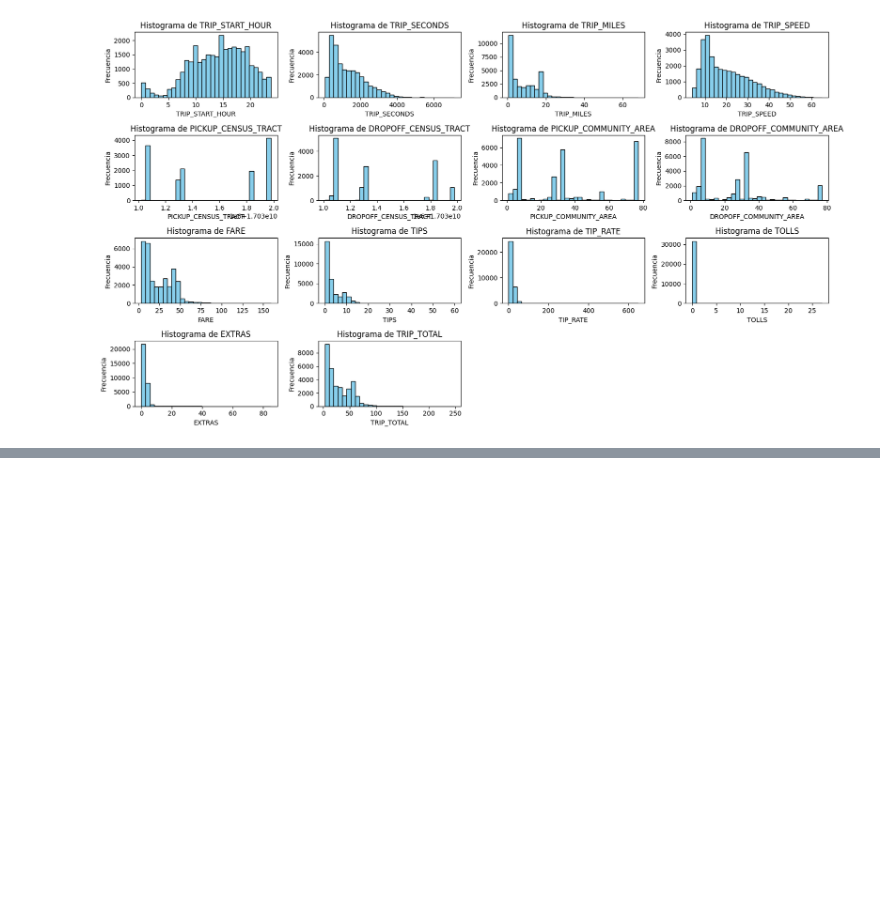
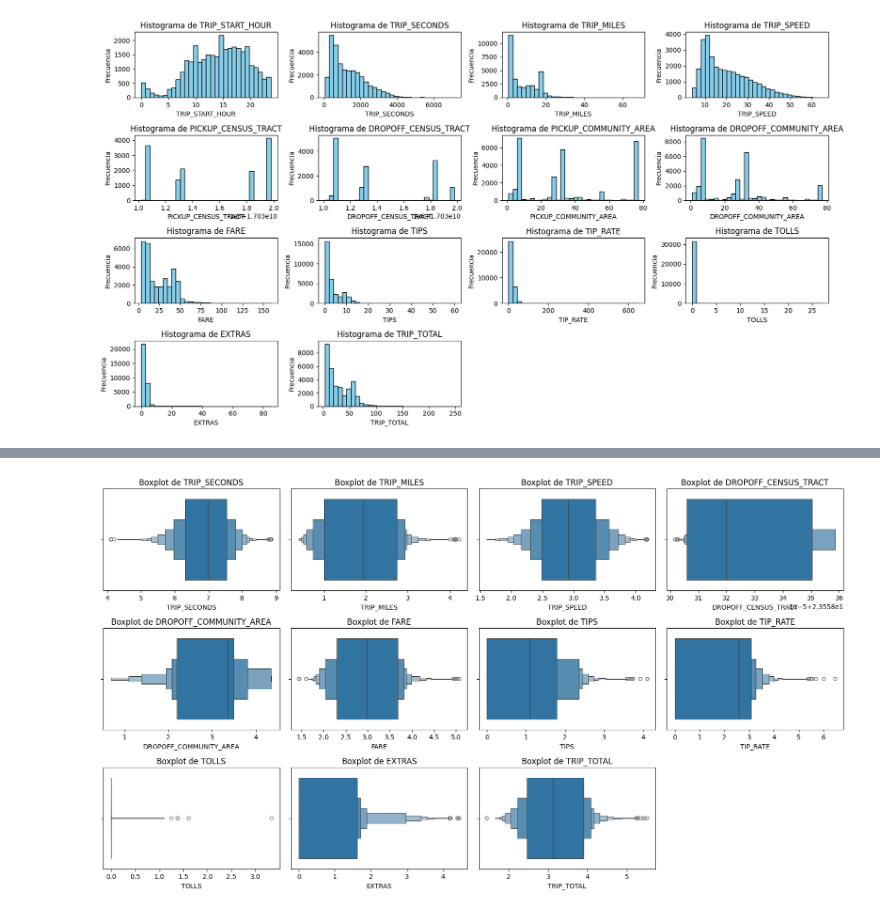
Before and after one commit to Alba251/learning_ia, a Jupyter notebook: regresionlinealMio.ipynb, the cells around one changed output, grey strips where cells are left out. Cells and saved outputs as stored; diff of their text form; code cells hidden in the pictures; blank space fills up the shorter version.

```diff
--- a/regresionlinealMio.ipynb
+++ b/regresionlinealMio.ipynb
@@ -116,0 +181,20 @@ plt.show()
+# %%
+#Dado que hay muchos outliers, vamos a obtener la escala logarítmica de este boxenplot
+
+fig, axes = plt.subplots(nrows = 3, ncols = 4, figsize = (16,9))
+
+axes = axes.flatten()
+
+for i, var in enumerate(variables):
+    sns.boxenplot(x=np.log1p(chicago_taxi_dataset[var].dropna()), ax=axes[i])
+    axes[i].set_title(f'Boxplot de {var}')
+    axes[i].set_xlabel(var)
+
+# Eliminar los ejes sobrantes si hay
+for j in range(i+1, len(axes)):
+    fig.delaxes(axes[j])
+
+plt.tight_layout()  # <-- Esto evita que se solapen
+plt.show()
+# %% [output]
+[figure, added]
```
Also changed, not shown: parts of 9 cells of this notebook.
